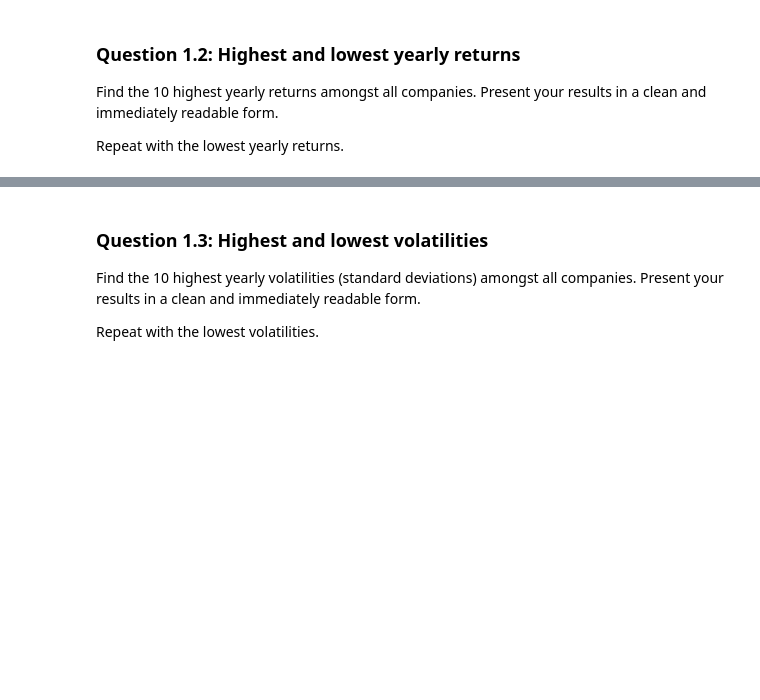
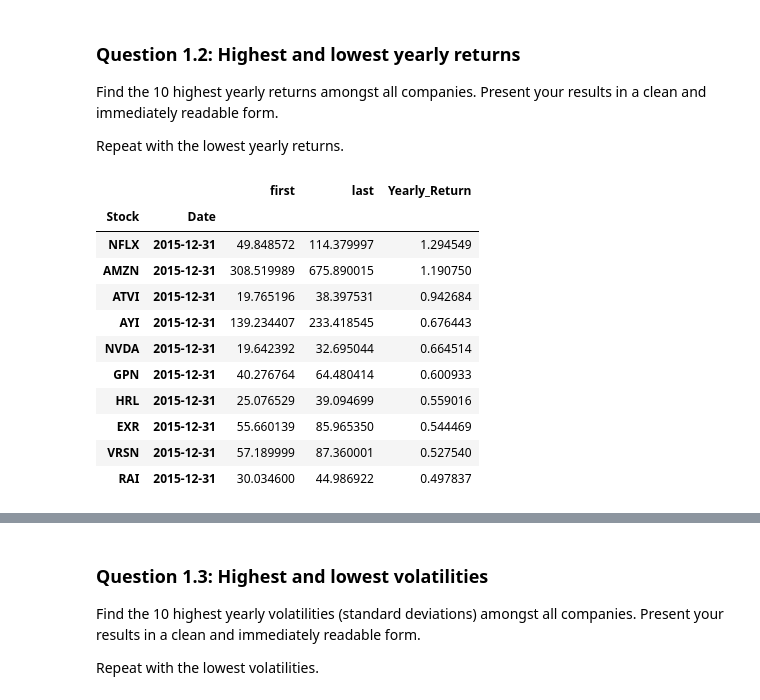
Before and after one commit to Mengsch3/apps-python-hw-03, a Jupyter notebook: hw_03_nb.ipynb, the cells around one changed output, grey strips where cells are left out. Cells and saved outputs as stored; diff of their text form; code cells hidden in the pictures; blank space fills up the shorter version.

```diff
--- a/hw_03_nb.ipynb
+++ b/hw_03_nb.ipynb
@@ -89,3 +87,9 @@ Calculate the returns in `pandas` for all the stocks in `price_data`.
+# %%
+# Calculate company returns in this cell
+data_unstack = pd.DataFrame(price_data.unstack()).reset_index().rename(columns={'level_0':'Stock',0:'Price'})
+data_unstack['Date'] = pd.to_datetime(data_unstack['Date'])
+data_unstack = data_unstack.sort_values(by=['Stock', 'Date'])
+data_unstack['Return'] = data_unstack.groupby('Stock')['Price'].transform(lambda x: x / x.shift(1) - 1)
 # %% [markdown]
 ### Question 1.1: Highest and lowest daily returns
 
@@ -104,0 +137,22 @@ Repeat with the lowest yearly returns.
+# %%
+# Your code here
+# Calculate yearly return for each stock: (last price of year - first price of year) / first price of year
+yearly_prices = data_unstack.set_index('Date').groupby('Stock').resample('Y')['Price'].agg(['first', 'last'])
+yearly_prices['Yearly_Return'] = (yearly_prices['last'] - yearly_prices['first']) / yearly_prices['first']
+Top_10_highest_yearly_return = yearly_prices.sort_values(by='Yearly_Return',ascending=False).head(10)
+Top_10_lowest_yearly_return = yearly_prices.sort_values(by='Yearly_Return',ascending=True).head(10)
+# %%
+Top_10_highest_yearly_return
+# %% [output]
+|  |  | first | last | Yearly_Return |
+| Stock | Date |  |  |  |
+| NFLX | 2015-12-31 | 49.848572 | 114.379997 | 1.294549 |
+| AMZN | 2015-12-31 | 308.519989 | 675.890015 | 1.190750 |
+| ATVI | 2015-12-31 | 19.765196 | 38.397531 | 0.942684 |
+| AYI | 2015-12-31 | 139.234407 | 233.418545 | 0.676443 |
+| NVDA | 2015-12-31 | 19.642392 | 32.695044 | 0.664514 |
+| GPN | 2015-12-31 | 40.276764 | 64.480414 | 0.600933 |
+| HRL | 2015-12-31 | 25.076529 | 39.094699 | 0.559016 |
+| EXR | 2015-12-31 | 55.660139 | 85.965350 | 0.544469 |
+| VRSN | 2015-12-31 | 57.189999 | 87.360001 | 0.527540 |
+| RAI | 2015-12-31 | 30.034600 | 44.986922 | 0.497837 |
```
Also changed, not shown: parts of 11 cells of this notebook.
